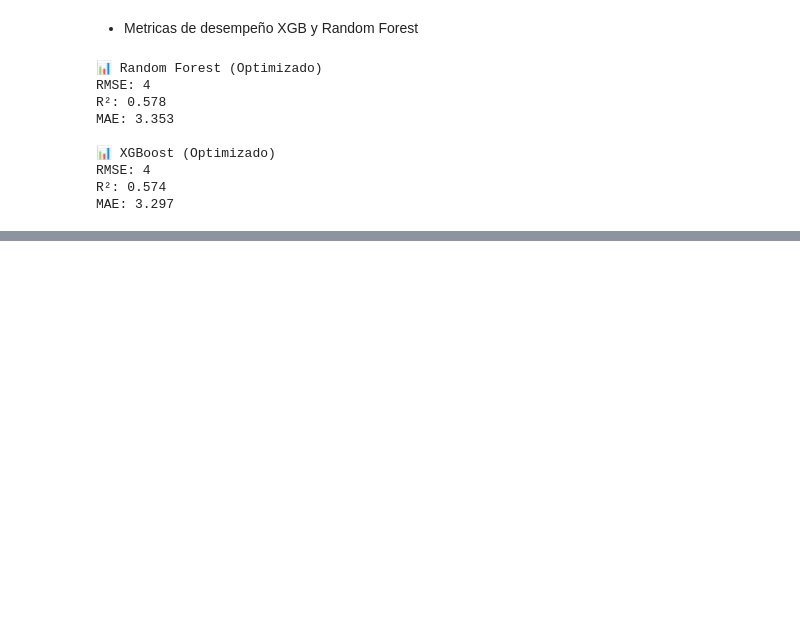
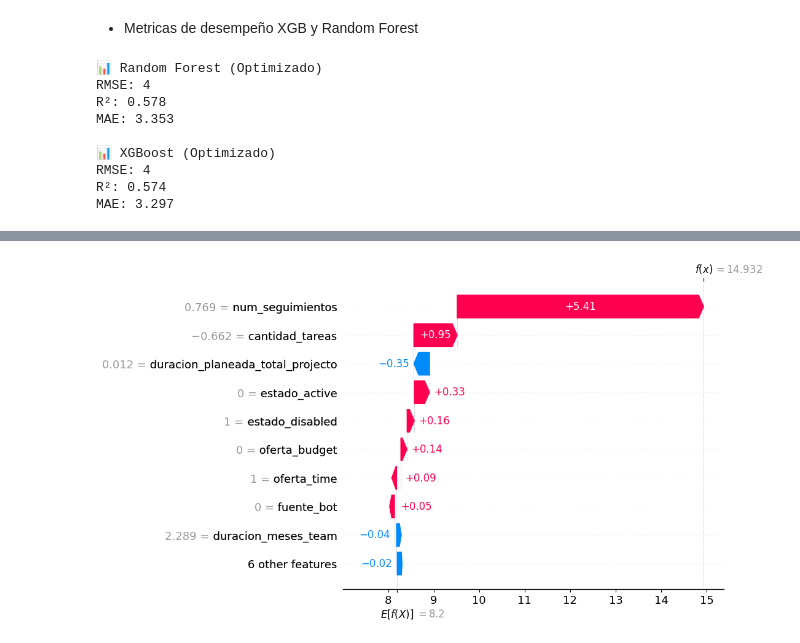
Before and after one commit to leodie1615/Proyecto-final-ciencia-datos, a Jupyter notebook: proyecto_final_segunda_entrega.ipynb, the cells around one changed output, grey strips where cells are left out. Cells and saved outputs as stored; diff of their text form; code cells hidden in the pictures; blank space fills up the shorter version.

```diff
--- a/proyecto_final_segunda_entrega.ipynb
+++ b/proyecto_final_segunda_entrega.ipynb
@@ -432,0 +475,20 @@ MAE: 3.297
+# %%
+# Crear el explainer
+explainer = shap.TreeExplainer(best_rf)
+shap_values = explainer(X_test_final)
+import matplotlib.ticker as ticker
+# generar shap values normales
+
+# escalar SHAP
+
+shap_values_scaled = shap.Explanation(
+    values = shap_values.values.copy(),
+    base_values = shap_values.base_values.copy(),
+    data = shap_values.data.copy(),
+    feature_names = shap_values.feature_names
+)
+# graficar un caso
+i = 0
+shap.plots.waterfall(shap_values_scaled[i])
+# %% [output]
+[figure, added]
```
Also changed, not shown: parts of 9 cells of this notebook, 1 other file.
